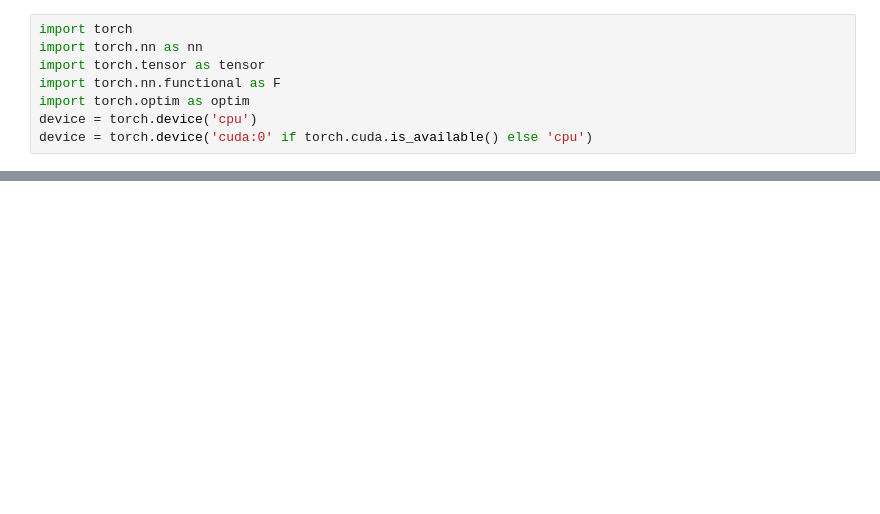
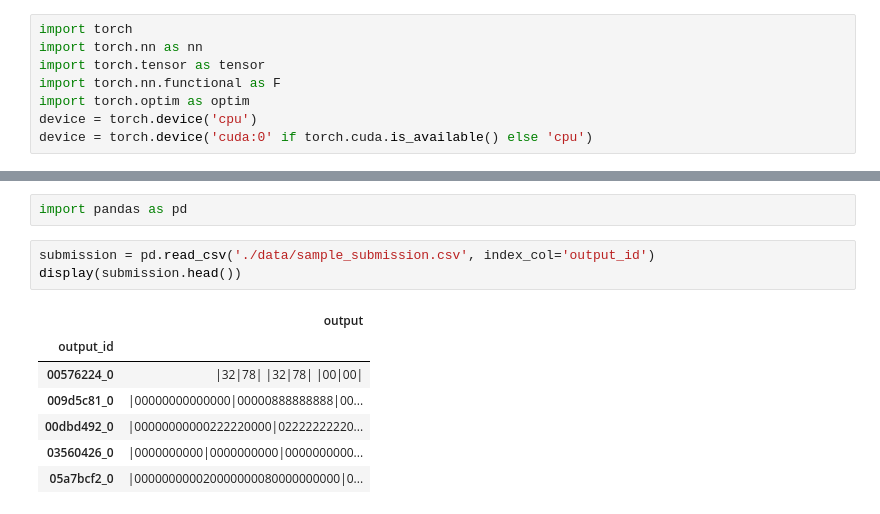
Before and after one commit to valeporti/kaggle_ar_ch, a Jupyter notebook: project.ipynb, the cells around one changed output, grey strips where cells are left out. Drawn from its saved outputs; the diff is of its cells as text; blank space fills up the shorter version.

```diff
--- a/project.ipynb
+++ b/project.ipynb
@@ -897,0 +1173,13 @@ solved : 0 from 5 (0.0)
+# %%
+import pandas as pd
+# %%
+submission = pd.read_csv('./data/sample_submission.csv', index_col='output_id')
+display(submission.head())
+# %% [output]
+|  | output |
+| output_id |  |
+| 00576224_0 | |32|78| |32|78| |00|00| |
+| 009d5c81_0 | |00000000000000|00000888888888|00... |
+| 00dbd492_0 | |00000000000222220000|02222222220... |
+| 03560426_0 | |0000000000|0000000000|0000000000... |
+| 05a7bcf2_0 | |000000000020000000080000000000|0... |
```
Also changed, not shown: parts of 61 cells of this notebook, 2 other files.
